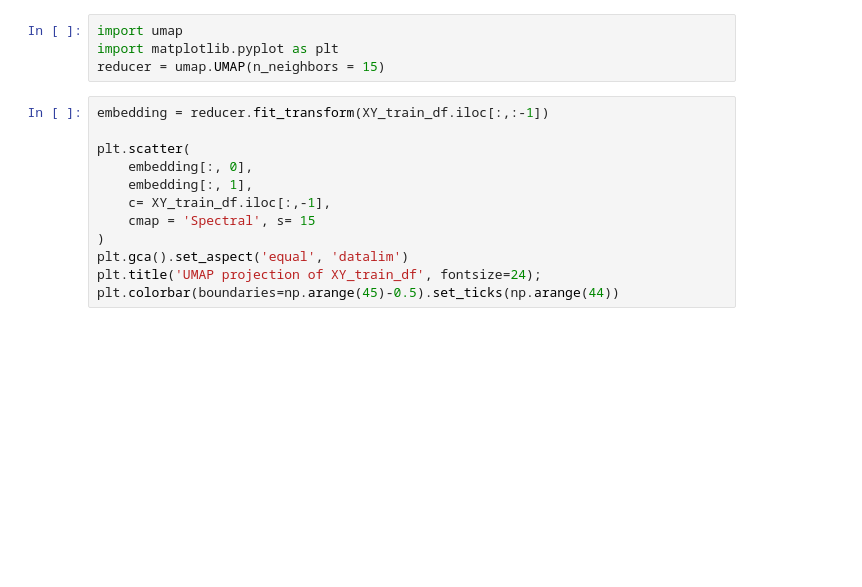
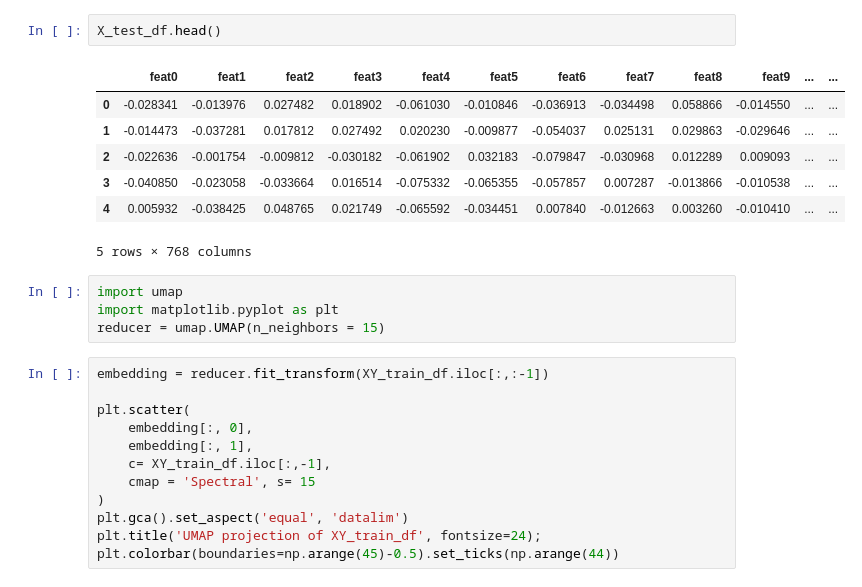
Before and after one commit to edb-313/Intent-Detencion, a Jupyter notebook: notebook96b1753e06.ipynb, the cells around one changed output. Drawn from its saved outputs; the diff is of its cells as text; blank space fills up the shorter version.

```diff
--- a/notebook96b1753e06.ipynb
+++ b/notebook96b1753e06.ipynb
@@ -38,3 +60,13 @@ Name: 0, Length: 1663, dtype: int64
+# %%
+X_test_df.head()
+# %% [output]
+|  | feat0 | feat1 | feat2 | feat3 | feat4 | feat5 | feat6 | feat7 | feat8 | feat9 | ... | ... |
+| 0 | -0.028341 | -0.013976 | 0.027482 | 0.018902 | -0.061030 | -0.010846 | -0.036913 | -0.034498 | 0.058866 | -0.014550 | ... | ... |
+| 1 | -0.014473 | -0.037281 | 0.017812 | 0.027492 | 0.020230 | -0.009877 | -0.054037 | 0.025131 | 0.029863 | -0.029646 | ... | ... |
+| 2 | -0.022636 | -0.001754 | -0.009812 | -0.030182 | -0.061902 | 0.032183 | -0.079847 | -0.030968 | 0.012289 | 0.009093 | ... | ... |
+| 3 | -0.040850 | -0.023058 | -0.033664 | 0.016514 | -0.075332 | -0.065355 | -0.057857 | 0.007287 | -0.013866 | -0.010538 | ... | ... |
+| 4 | 0.005932 | -0.038425 | 0.048765 | 0.021749 | -0.065592 | -0.034451 | 0.007840 | -0.012663 | 0.003260 | -0.010410 | ... | ... |
+5 rows × 768 columns
 # %%
 import umap
 import matplotlib.pyplot as plt
```
Also changed, not shown: parts of 17 cells of this notebook.
